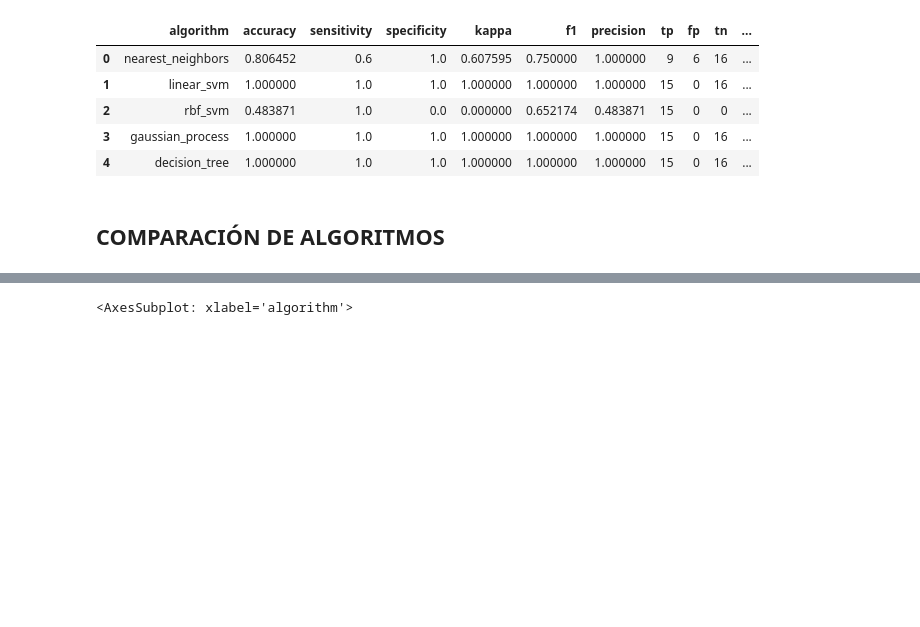
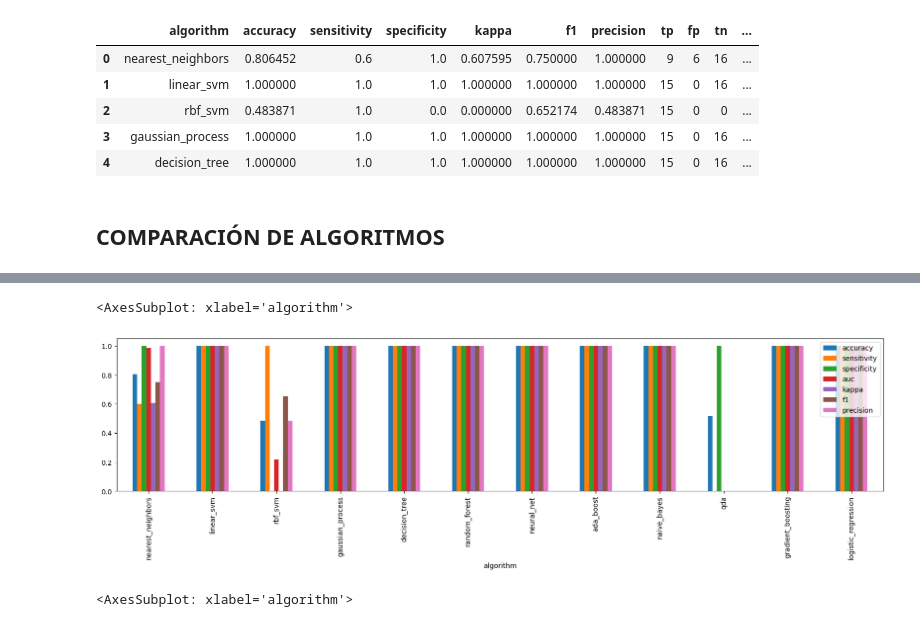
Before and after one commit to porfirioads/mcpi-tesis-backend, a Jupyter notebook: app/notebooks/resumen.ipynb, the cells around one changed output, grey strips where cells are left out. Cells and saved outputs as stored; diff of their text form; code cells hidden in the pictures; blank space fills up the shorter version.

Commit message:
feat: add metric plots for all datasets

```diff
--- a/app/notebooks/resumen.ipynb
+++ b/app/notebooks/resumen.ipynb
@@ -128,7 +128,6 @@ df_balanced_ext.head()
 ## COMPARACIÓN DE ALGORITMOS
 # %%
 metrics = [
-    'algorithm',
     'accuracy',
     'sensitivity',
     'specificity',
@@ -138,4 +137,4 @@ metrics = [
     'precision'
 ]
 
-counts = ['algorithm', 'tp', 'fp', 'tn', 'fn']
+counts = ['tp', 'fp', 'tn', 'fn']
@@ -178 +141,9 @@ df_balanced_ext[metrics].plot.bar(
+# %%
+df_balanced_ext[['algorithm'] + metrics].plot.bar(
+    x='algorithm',
+    figsize=(20, 4)
+)
+# %% [output]
+<AxesSubplot: xlabel='algorithm'>
+[figure, added]
 # %%
```
Also changed, not shown: parts of 3 cells of this notebook.
